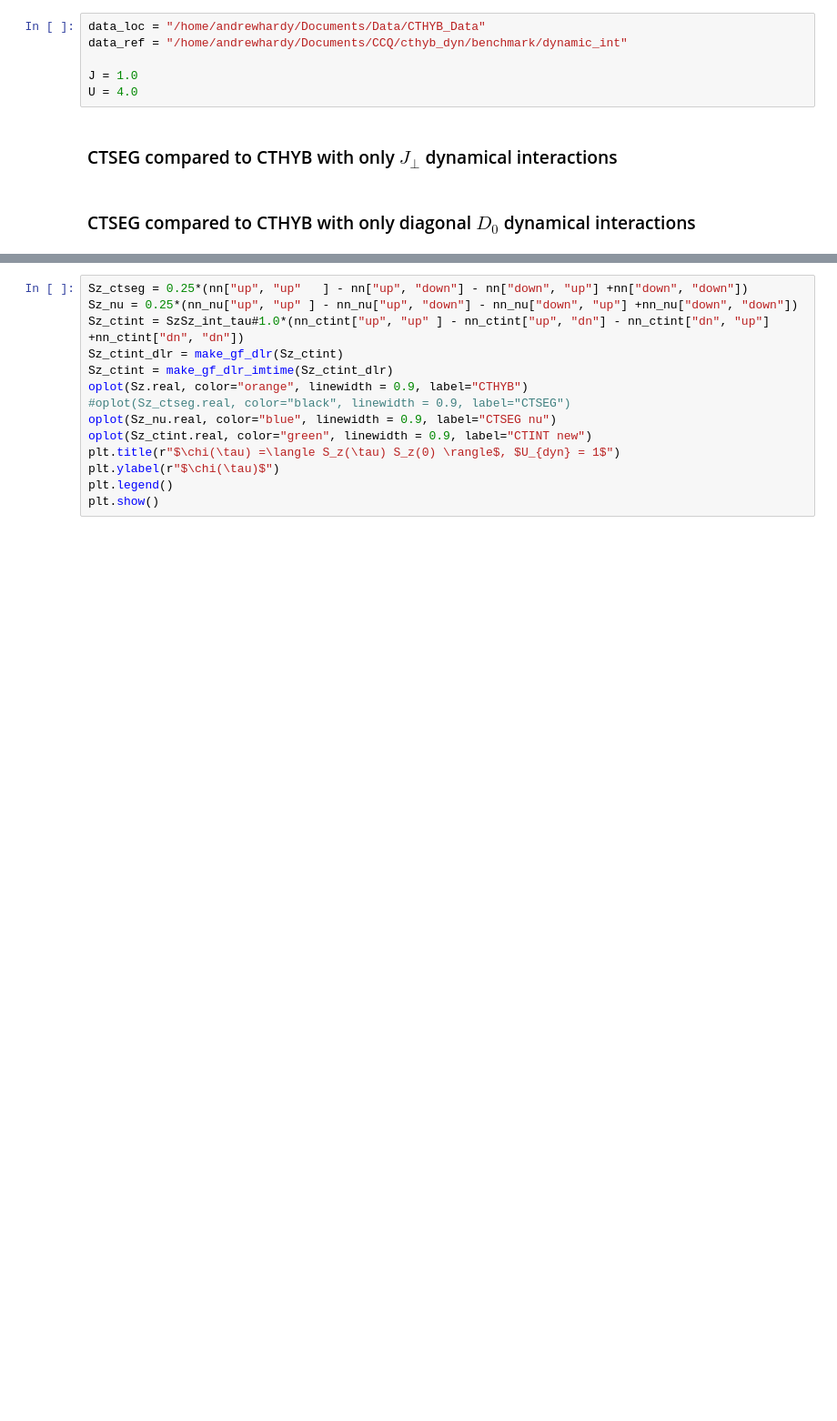
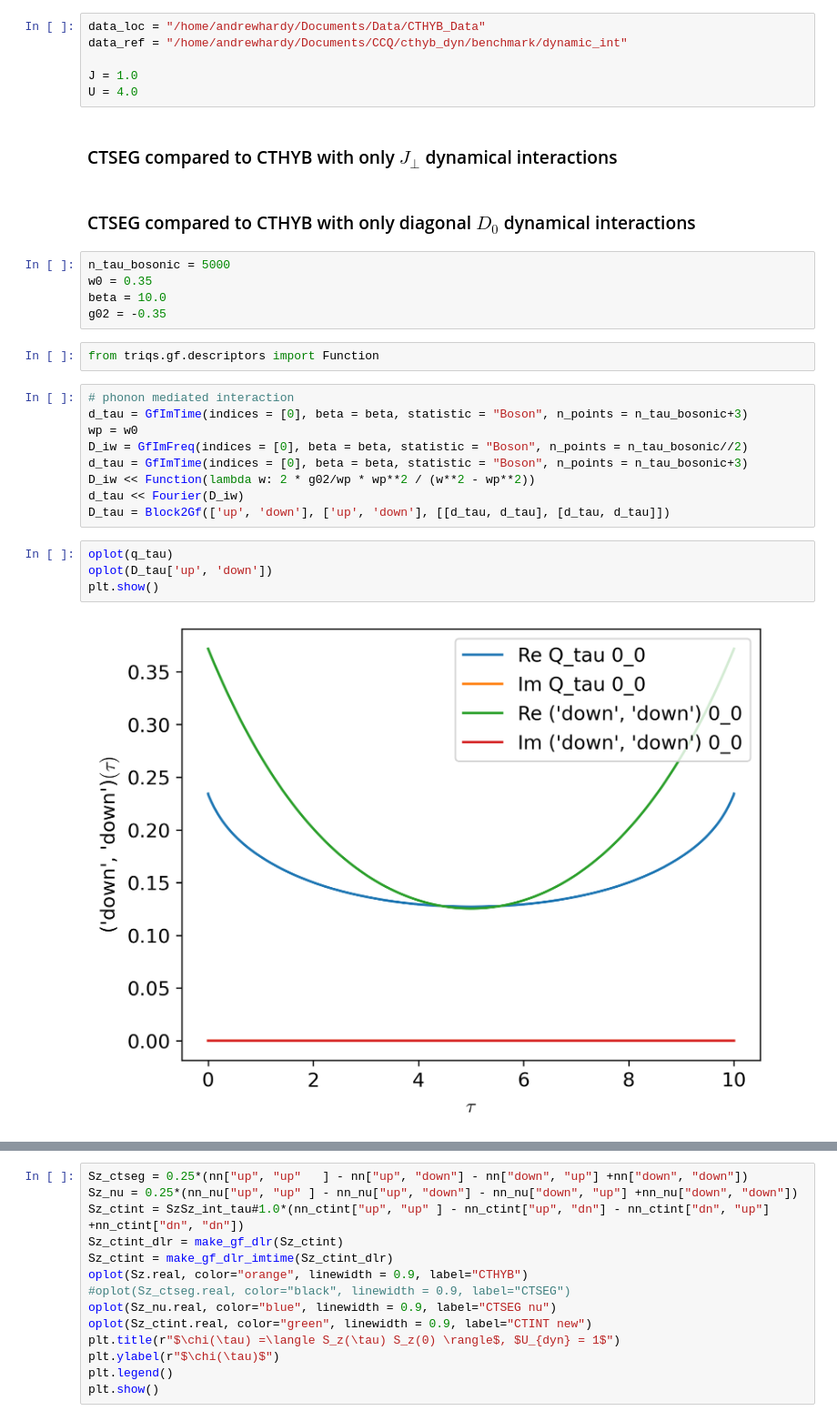
Before and after one commit to andrewkhardy/cthyb, a Jupyter notebook: benchmark/dynamic_int/CTHYB_Benchmarking.ipynb, the cells around one changed output, grey strips where cells are left out. Shown at 91% size. Saved outputs shown, nothing was run; the diff lists cells and outputs as text; blank space fills up the shorter version.

```diff
--- a/benchmark/dynamic_int/CTHYB_Benchmarking.ipynb
+++ b/benchmark/dynamic_int/CTHYB_Benchmarking.ipynb
@@ -22,6 +22,28 @@ U = 4.0
 ### CTSEG compared to CTHYB with only $J_\perp$ dynamical interactions
 # %% [markdown]
 ### CTSEG compared to CTHYB with only diagonal $D_0$ dynamical interactions
+# %%
+n_tau_bosonic = 5000
+w0 = 0.35
+beta = 10.0
+g02 = -0.35
+# %%
+from triqs.gf.descriptors import Function
+# %%
+# phonon mediated interaction
+d_tau = GfImTime(indices = [0], beta = beta, statistic = "Boson", n_points = n_tau_bosonic+3)
+wp = w0
+D_iw = GfImFreq(indices = [0], beta = beta, statistic = "Boson", n_points = n_tau_bosonic//2)
+d_tau = GfImTime(indices = [0], beta = beta, statistic = "Boson", n_points = n_tau_bosonic+3)
+D_iw << Function(lambda w: 2 * g02/wp * wp**2 / (w**2 - wp**2))
+d_tau << Fourier(D_iw)
+D_tau = Block2Gf(['up', 'down'], ['up', 'down'], [[d_tau, d_tau], [d_tau, d_tau]])
+# %%
+oplot(q_tau)
+oplot(D_tau['up', 'down'])
+plt.show()
+# %% [output]
+[figure, added]
 # %%
 with HDFArchive(f"{data_ref}/ctint.ref.h5", "r") as A:
     G_tau_int_1 = A["dmft_loop/i_001/S/G_tau"]
```
Also changed, not shown: parts of 1 cell of this notebook, 1 other file.
